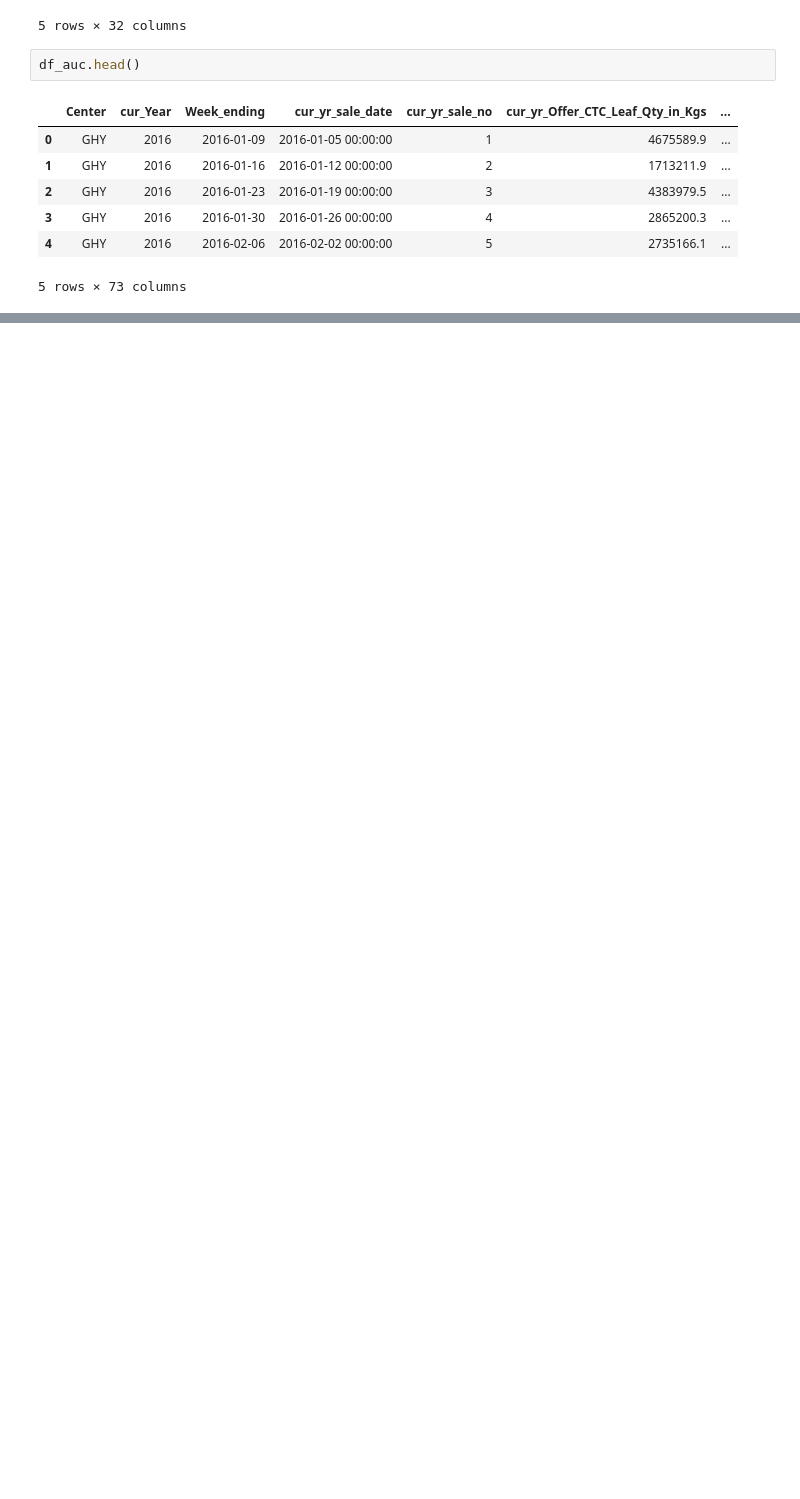
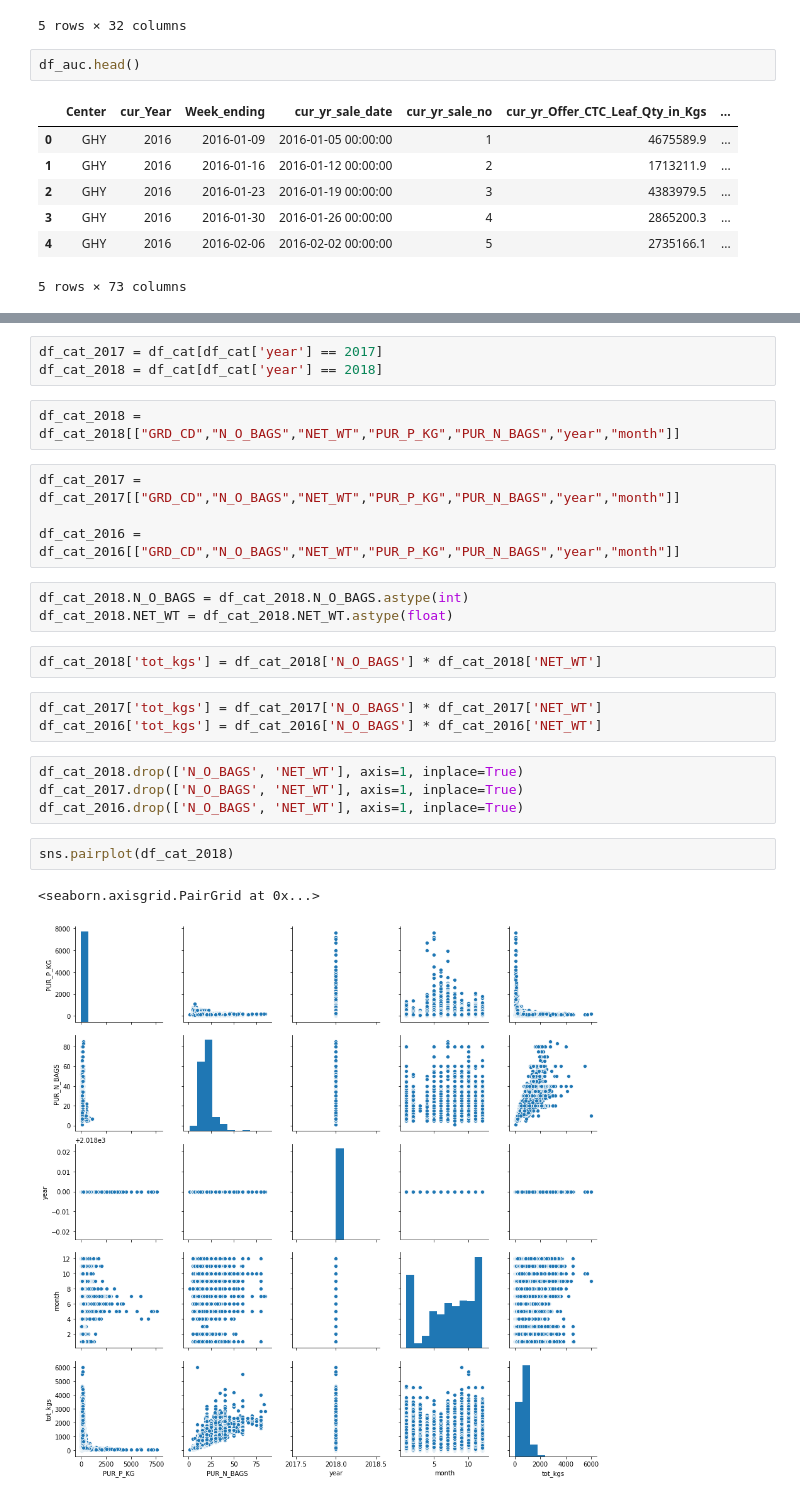
Before and after one commit to puranjanp/Coursera_Capstone, a Jupyter notebook: anslysis.ipynb, the cells around one changed output, grey strips where cells are left out. Cells and saved outputs as stored; diff of their text form; blank space fills up the shorter version.

```diff
--- a/anslysis.ipynb
+++ b/anslysis.ipynb
@@ -36,0 +149,26 @@ df_auc.head()
+# %%
+df_cat_2017 = df_cat[df_cat['year'] == 2017]
+df_cat_2018 = df_cat[df_cat['year'] == 2018]
+# %%
+df_cat_2018 = df_cat_2018[["GRD_CD","N_O_BAGS","NET_WT","PUR_P_KG","PUR_N_BAGS","year","month"]]
+# %%
+df_cat_2017 = df_cat_2017[["GRD_CD","N_O_BAGS","NET_WT","PUR_P_KG","PUR_N_BAGS","year","month"]]
+
+df_cat_2016 = df_cat_2016[["GRD_CD","N_O_BAGS","NET_WT","PUR_P_KG","PUR_N_BAGS","year","month"]]
+# %%
+df_cat_2018.N_O_BAGS = df_cat_2018.N_O_BAGS.astype(int)
+df_cat_2018.NET_WT = df_cat_2018.NET_WT.astype(float)
+# %%
+df_cat_2018['tot_kgs'] = df_cat_2018['N_O_BAGS'] * df_cat_2018['NET_WT']
+# %%
+df_cat_2017['tot_kgs'] = df_cat_2017['N_O_BAGS'] * df_cat_2017['NET_WT']
+df_cat_2016['tot_kgs'] = df_cat_2016['N_O_BAGS'] * df_cat_2016['NET_WT']
+# %%
+df_cat_2018.drop(['N_O_BAGS', 'NET_WT'], axis=1, inplace=True)
+df_cat_2017.drop(['N_O_BAGS', 'NET_WT'], axis=1, inplace=True)
+df_cat_2016.drop(['N_O_BAGS', 'NET_WT'], axis=1, inplace=True)
+# %%
+sns.pairplot(df_cat_2018)
+# %% [output]
+<seaborn.axisgrid.PairGrid at 0x...>
+[figure, added]
```
Also changed, not shown: parts of 16 cells of this notebook.
